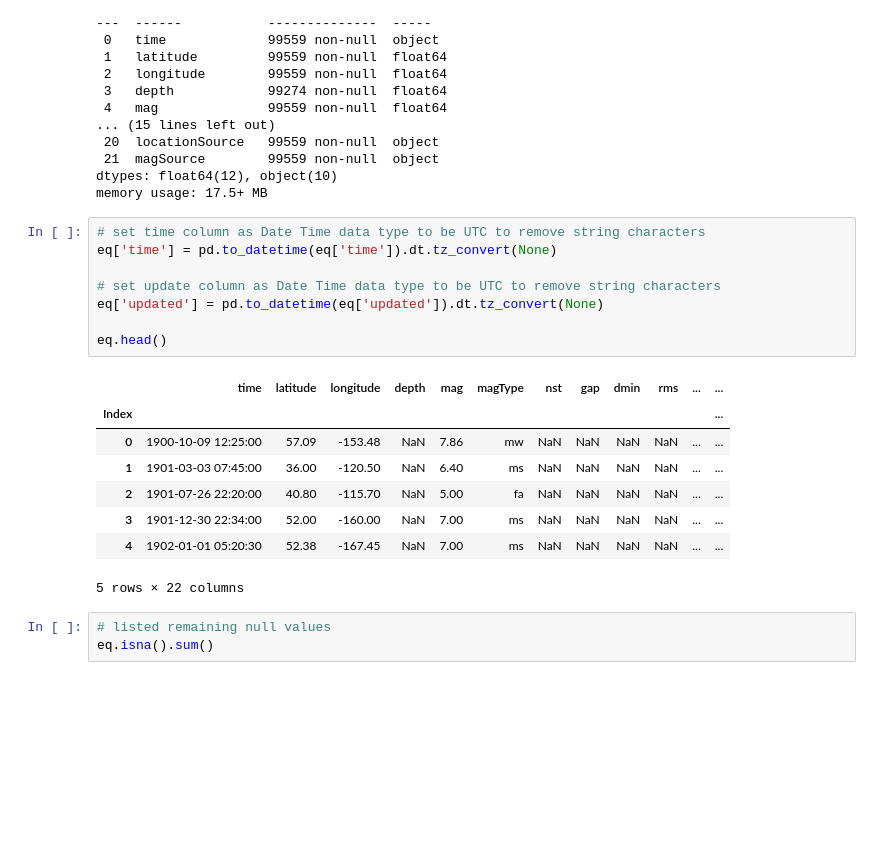
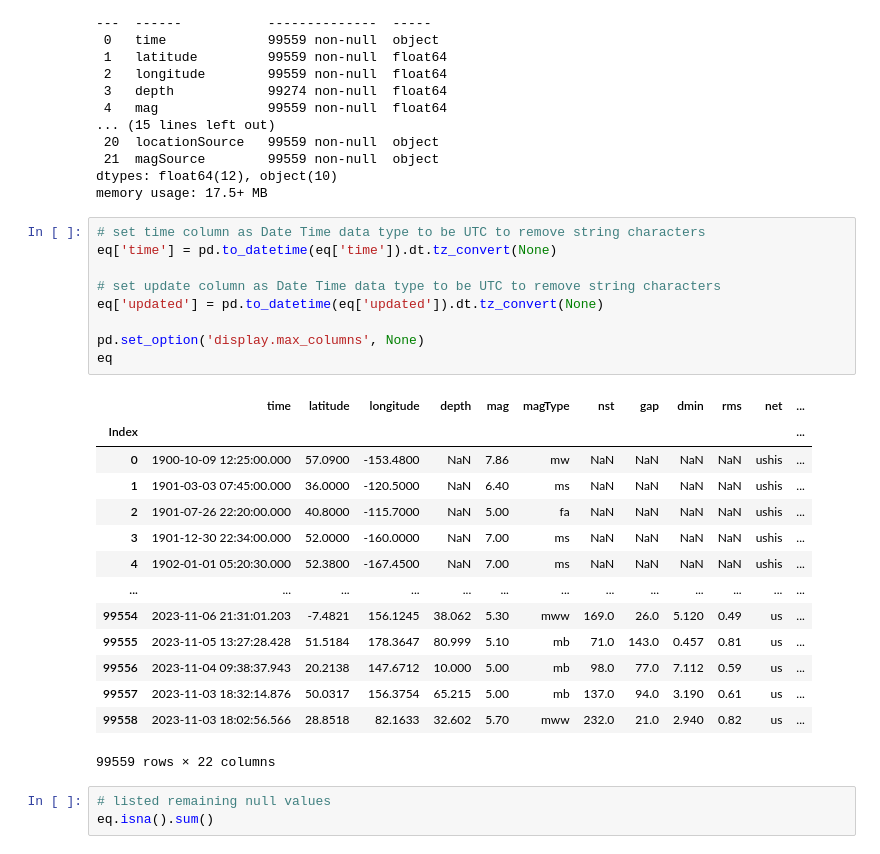
Before and after one commit to jameslaurence82/Project, a Jupyter notebook: earthquake.ipynb, the cells around one changed output. Drawn from its saved outputs; the diff is of its cells as text; blank space fills up the shorter version.

```diff
--- a/earthquake.ipynb
+++ b/earthquake.ipynb
@@ -152,20 +152,27 @@ memory usage: 17.5+ MB
 # %%
 # set time column as Date Time data type to be UTC to remove string characters
 eq['time'] = pd.to_datetime(eq['time']).dt.tz_convert(None)
 
 # set update column as Date Time data type to be UTC to remove string characters
 eq['updated'] = pd.to_datetime(eq['updated']).dt.tz_convert(None)
 
-eq.head()
+pd.set_option('display.max_columns', None)
+eq
 # %% [output]
-|  | time | latitude | longitude | depth | mag | magType | nst | gap | dmin | rms | ... | ... |
+|  | time | latitude | longitude | depth | mag | magType | nst | gap | dmin | rms | net | ... |
 | Index |  |  |  |  |  |  |  |  |  |  |  | ... |
-| 0 | 1900-10-09 12:25:00 | 57.09 | -153.48 | NaN | 7.86 | mw | NaN | NaN | NaN | NaN | ... | ... |
-| 1 | 1901-03-03 07:45:00 | 36.00 | -120.50 | NaN | 6.40 | ms | NaN | NaN | NaN | NaN | ... | ... |
-| 2 | 1901-07-26 22:20:00 | 40.80 | -115.70 | NaN | 5.00 | fa | NaN | NaN | NaN | NaN | ... | ... |
-| 3 | 1901-12-30 22:34:00 | 52.00 | -160.00 | NaN | 7.00 | ms | NaN | NaN | NaN | NaN | ... | ... |
-| 4 | 1902-01-01 05:20:30 | 52.38 | -167.45 | NaN | 7.00 | ms | NaN | NaN | NaN | NaN | ... | ... |
+| 0 | 1900-10-09 12:25:00.000 | 57.0900 | -153.4800 | NaN | 7.86 | mw | NaN | NaN | NaN | NaN | ushis | ... |
+| 1 | 1901-03-03 07:45:00.000 | 36.0000 | -120.5000 | NaN | 6.40 | ms | NaN | NaN | NaN | NaN | ushis | ... |
+| 2 | 1901-07-26 22:20:00.000 | 40.8000 | -115.7000 | NaN | 5.00 | fa | NaN | NaN | NaN | NaN | ushis | ... |
+| 3 | 1901-12-30 22:34:00.000 | 52.0000 | -160.0000 | NaN | 7.00 | ms | NaN | NaN | NaN | NaN | ushis | ... |
+| 4 | 1902-01-01 05:20:30.000 | 52.3800 | -167.4500 | NaN | 7.00 | ms | NaN | NaN | NaN | NaN | ushis | ... |
+| ... | ... | ... | ... | ... | ... | ... | ... | ... | ... | ... | ... | ... |
+| 99554 | 2023-11-06 21:31:01.203 | -7.4821 | 156.1245 | 38.062 | 5.30 | mww | 169.0 | 26.0 | 5.120 | 0.49 | us | ... |
+| 99555 | 2023-11-05 13:27:28.428 | 51.5184 | 178.3647 | 80.999 | 5.10 | mb | 71.0 | 143.0 | 0.457 | 0.81 | us | ... |
+| 99556 | 2023-11-04 09:38:37.943 | 20.2138 | 147.6712 | 10.000 | 5.00 | mb | 98.0 | 77.0 | 7.112 | 0.59 | us | ... |
+| 99557 | 2023-11-03 18:32:14.876 | 50.0317 | 156.3754 | 65.215 | 5.00 | mb | 137.0 | 94.0 | 3.190 | 0.61 | us | ... |
+| 99558 | 2023-11-03 18:02:56.566 | 28.8518 | 82.1633 | 32.602 | 5.70 | mww | 232.0 | 21.0 | 2.940 | 0.82 | us | ... |
-5 rows × 22 columns
+99559 rows × 22 columns
 # %%
 # listed remaining null values
 eq.isna().sum()
```
Also changed, not shown: parts of 25 cells of this notebook.
